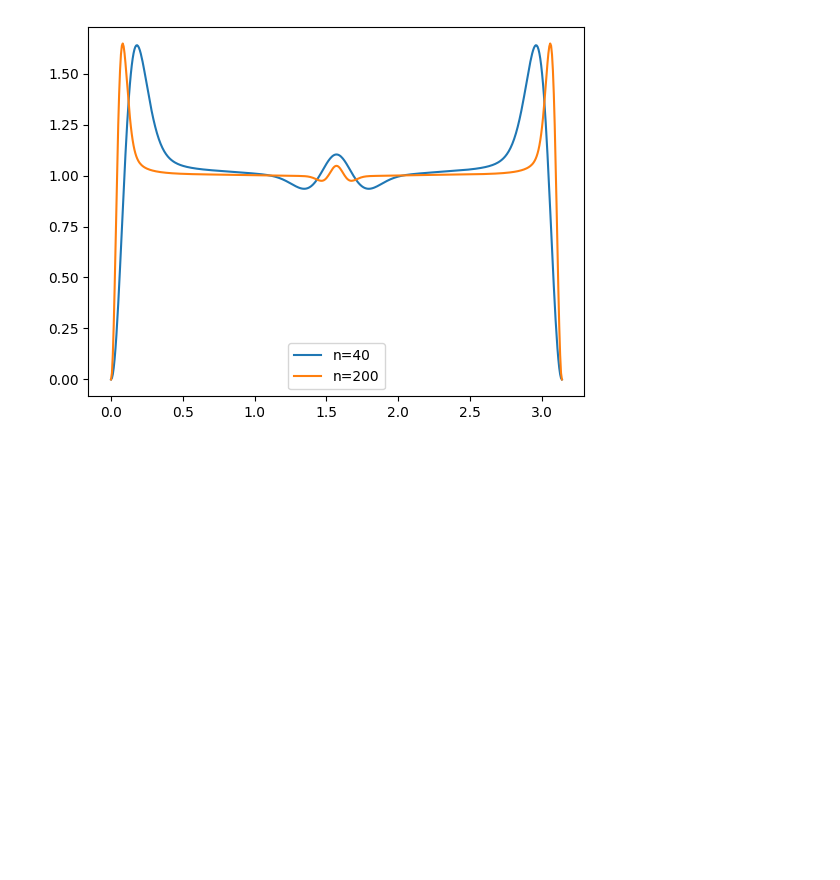
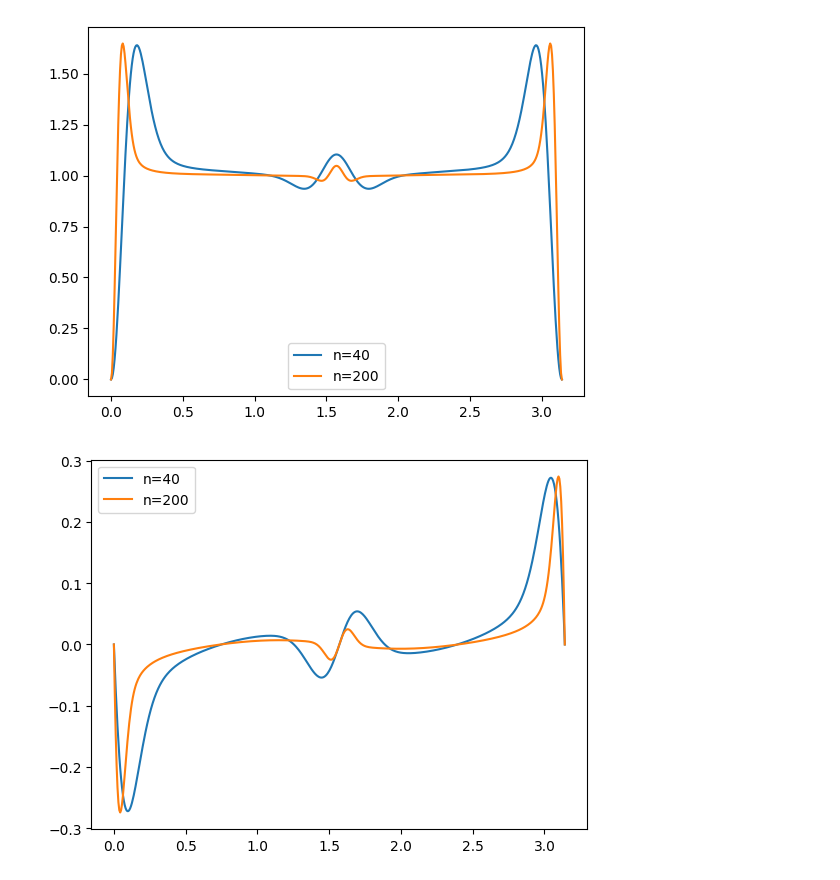
Before and after one commit to josephniblo/multi-parameter-estimation, a Jupyter notebook: probability distributions - LM (i).ipynb, the cells around one changed output. Saved outputs shown, nothing was run; the diff lists cells and outputs as text; code cells hidden in the pictures; blank space fills up the shorter version.

Commit message:
Add means

```diff
--- a/probability distributions - LM (i).ipynb
+++ b/probability distributions - LM (i).ipynb
@@ -475,3 +475,12 @@ plt.legend()
 plt.show()
 # %% [output]
 [figure]
+# %%
+plt.figure()
+for n in n_range:
+    plt.plot(theta_range, np.multiply(means[n_range.index(n)] - theta_range, np.sqrt(n)), label=f'n={n}')
+
+plt.legend()
+plt.show()
+# %% [output]
+[figure, added]
```
